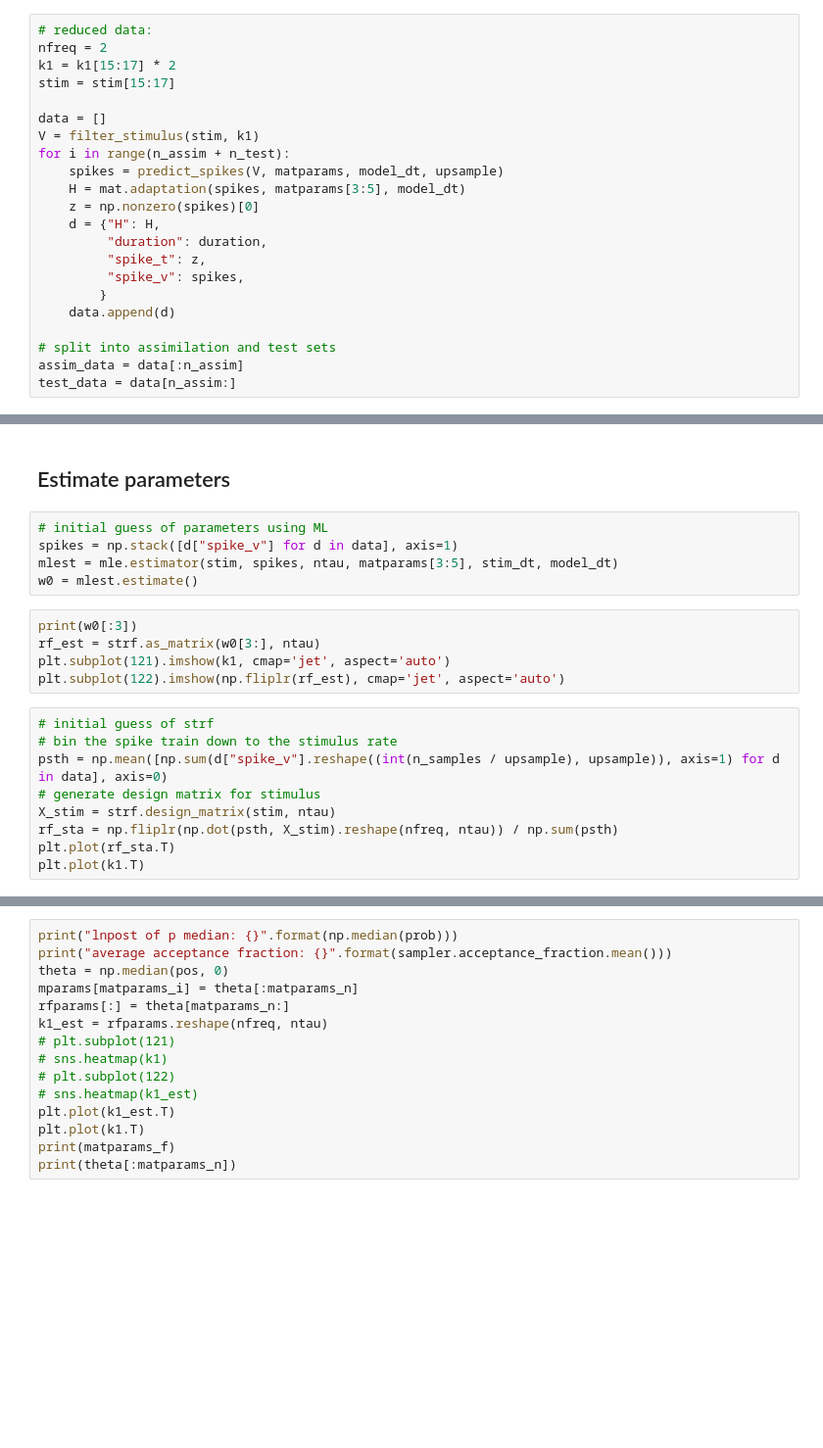
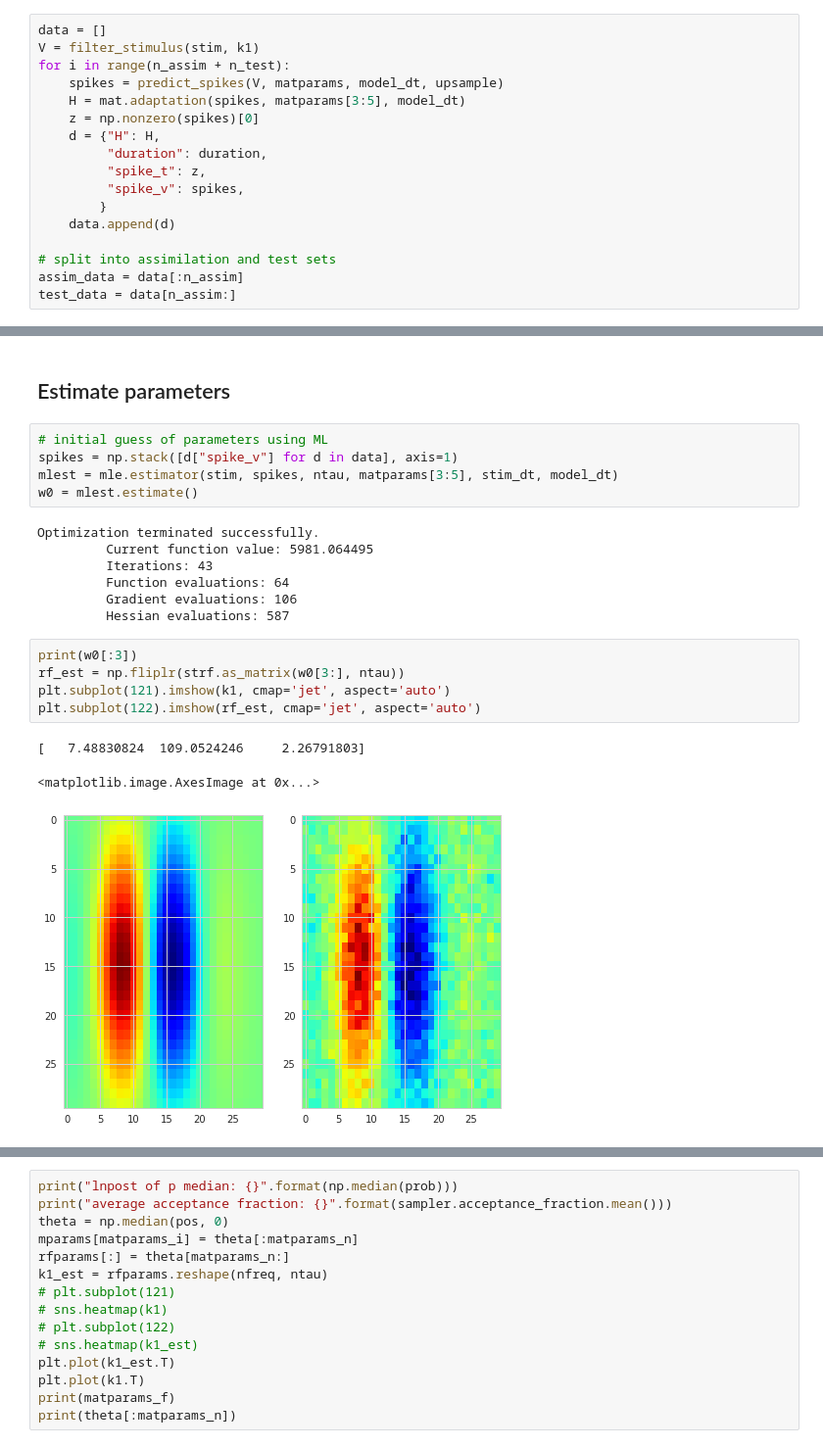
Before and after one commit to melizalab/dstrf, a Jupyter notebook: notebooks/glmat/glmat_2d_twin.ipynb, the cells around one changed output, grey strips where cells are left out. Shown at 98% size. Drawn from its saved outputs; the diff is of its cells as text; blank space fills up the shorter version.

```diff
--- a/notebooks/glmat/glmat_2d_twin.ipynb
+++ b/notebooks/glmat/glmat_2d_twin.ipynb
@@ -65,11 +72,6 @@ def predict_spikes(V, params, dt, upsample):
     return mat.predict_poisson(V - omega, (a1, a2), (t1, t2), tref,
                                dt, upsample)
 # %%
-# reduced data:
-nfreq = 2
-k1 = k1[15:17] * 2
-stim = stim[15:17]
-
 data = []
 V = filter_stimulus(stim, k1)
 for i in range(n_assim + n_test):
@@ -102,20 +107,22 @@ len(data[0]["spike_t"])
 spikes = np.stack([d["spike_v"] for d in data], axis=1)
 mlest = mle.estimator(stim, spikes, ntau, matparams[3:5], stim_dt, model_dt)
 w0 = mlest.estimate()
+# %% [output]
+Optimization terminated successfully.
+         Current function value: 5981.064495
+         Iterations: 43
+         Function evaluations: 64
+         Gradient evaluations: 106
+         Hessian evaluations: 587
 # %%
 print(w0[:3])
-rf_est = strf.as_matrix(w0[3:], ntau)
+rf_est = np.fliplr(strf.as_matrix(w0[3:], ntau))
 plt.subplot(121).imshow(k1, cmap='jet', aspect='auto')
-plt.subplot(122).imshow(np.fliplr(rf_est), cmap='jet', aspect='auto')
+plt.subplot(122).imshow(rf_est, cmap='jet', aspect='auto')
+# %% [output]
+[   7.48830824  109.0524246     2.26791803]
+<matplotlib.image.AxesImage at 0x...>
+[figure, added]
-# %%
-# initial guess of strf
-# bin the spike train down to the stimulus rate
-psth = np.mean([np.sum(d["spike_v"].reshape((int(n_samples / upsample), upsample)), axis=1) for d in data], axis=0)
-# generate design matrix for stimulus
-X_stim = strf.design_matrix(stim, ntau)
-rf_sta = np.fliplr(np.dot(psth, X_stim).reshape(nfreq, ntau)) / np.sum(psth)
-plt.plot(rf_sta.T)
-plt.plot(k1.T)
 # %%
 # estimate parameters using emcee
 from neurofit import priors, costs, utils, startpos
```
Also changed, not shown: parts of 8 cells of this notebook, 2 other files.
